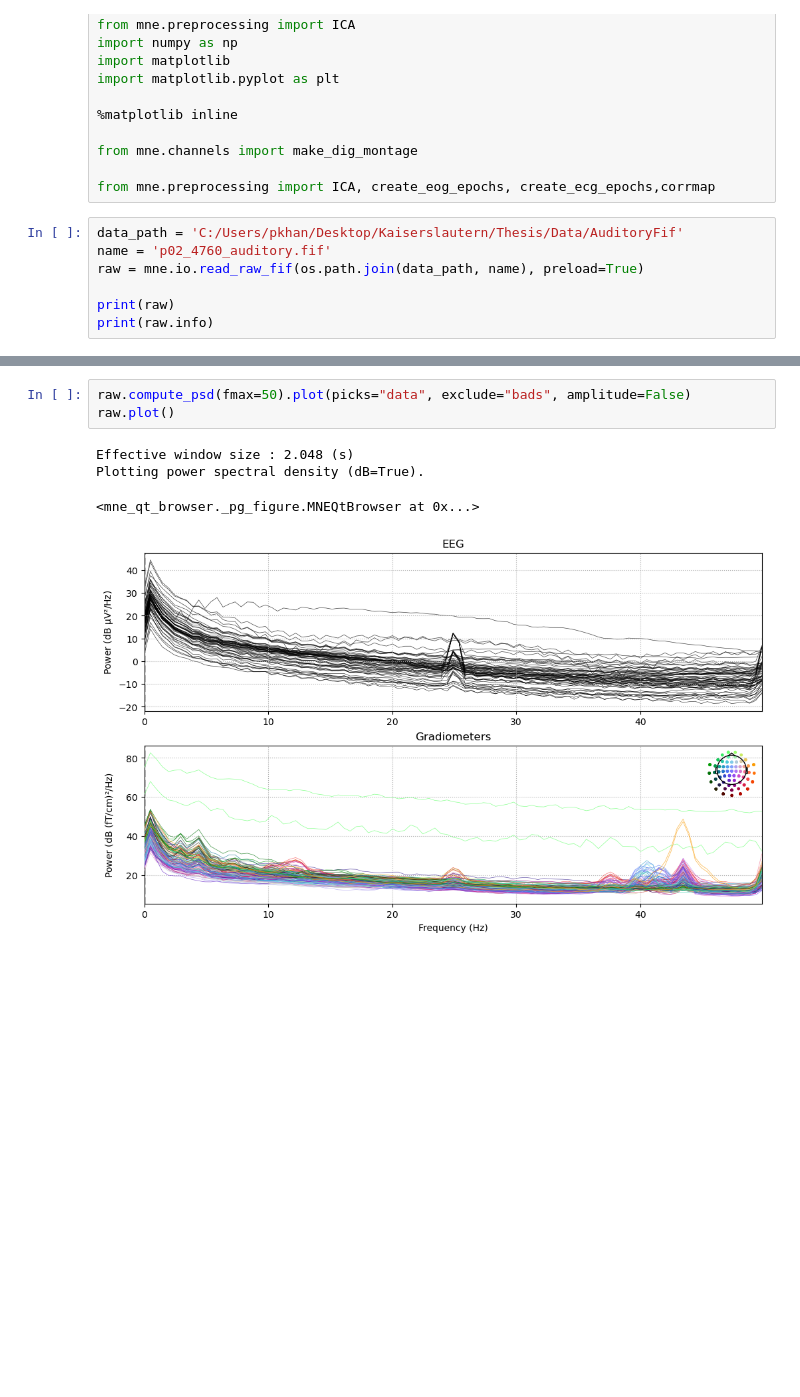
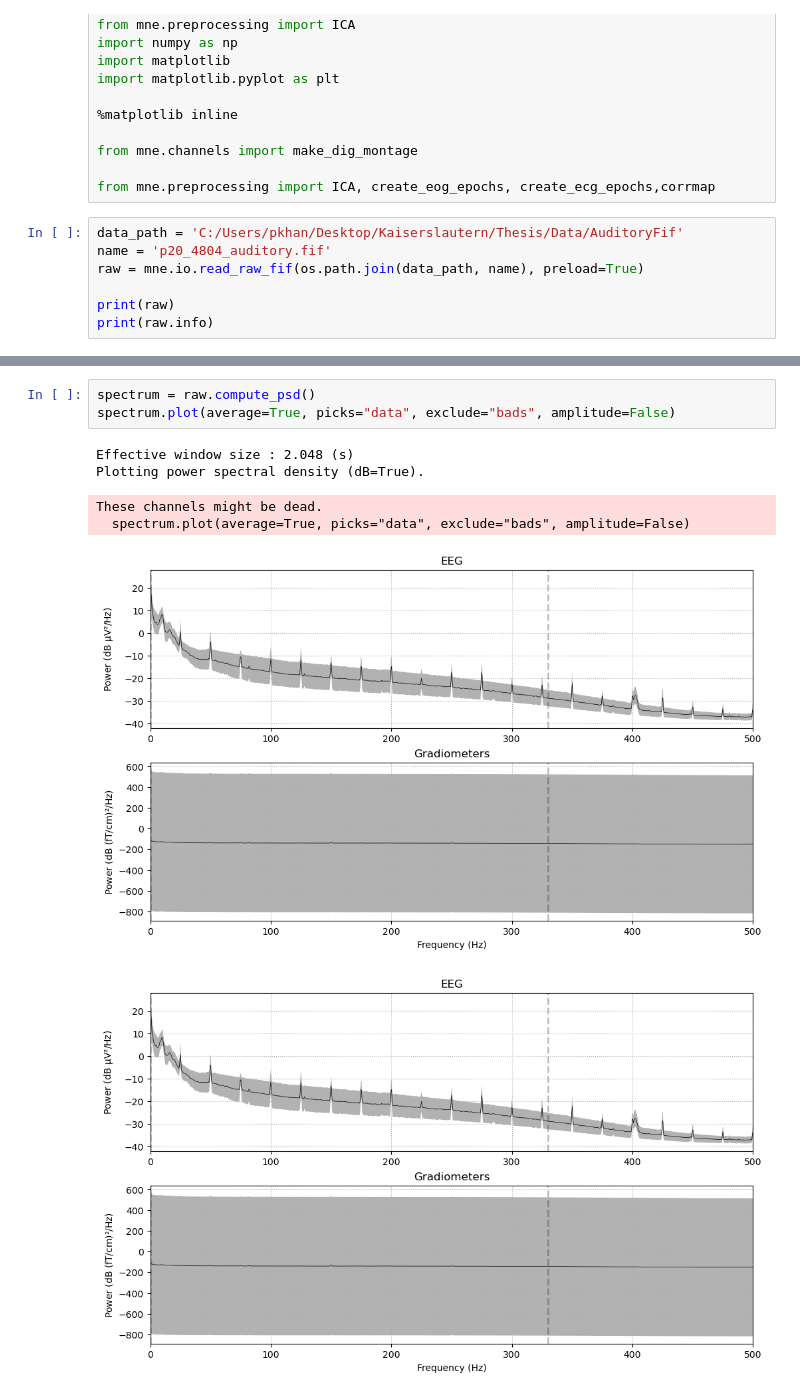
Before and after one commit to pariisaakhanjani/HeidelbergThesisAnalysis, a Jupyter notebook: Auditory.ipynb, the cells around one changed output, grey strips where cells are left out. Drawn from its saved outputs; the diff is of its cells as text; blank space fills up the shorter version.

Commit message:
added EEG plot.

```diff
--- a/Auditory.ipynb
+++ b/Auditory.ipynb
@@ -14,7 +14,7 @@ from mne.channels import make_dig_montage
 from mne.preprocessing import ICA, create_eog_epochs, create_ecg_epochs,corrmap
 # %%
 data_path = 'C:/Users/pkhan/Desktop/Kaiserslautern/Thesis/Data/AuditoryFif'
-name = 'p02_4760_auditory.fif'
+name = 'p20_4804_auditory.fif'
 raw = mne.io.read_raw_fif(os.path.join(data_path, name), preload=True)
 
 print(raw)
@@ -41,10 +41,12 @@ Reading 0 ... 901661  =      0.000 ...   901.661 secs...
  subject_info: 3 items (dict)
 >
 # %%
-raw.compute_psd(fmax=50).plot(picks="data", exclude="bads", amplitude=False)
-raw.plot()
+spectrum = raw.compute_psd()
+spectrum.plot(average=True, picks="data", exclude="bads", amplitude=False)
 # %% [output]
 Effective window size : 2.048 (s)
 Plotting power spectral density (dB=True).
-<mne_qt_browser._pg_figure.MNEQtBrowser at 0x...>
+These channels might be dead.
+  spectrum.plot(average=True, picks="data", exclude="bads", amplitude=False)
-[figure, old version]
+[figure, new version]
+[figure, added]
```
Also changed, not shown: parts of 19 cells of this notebook.
